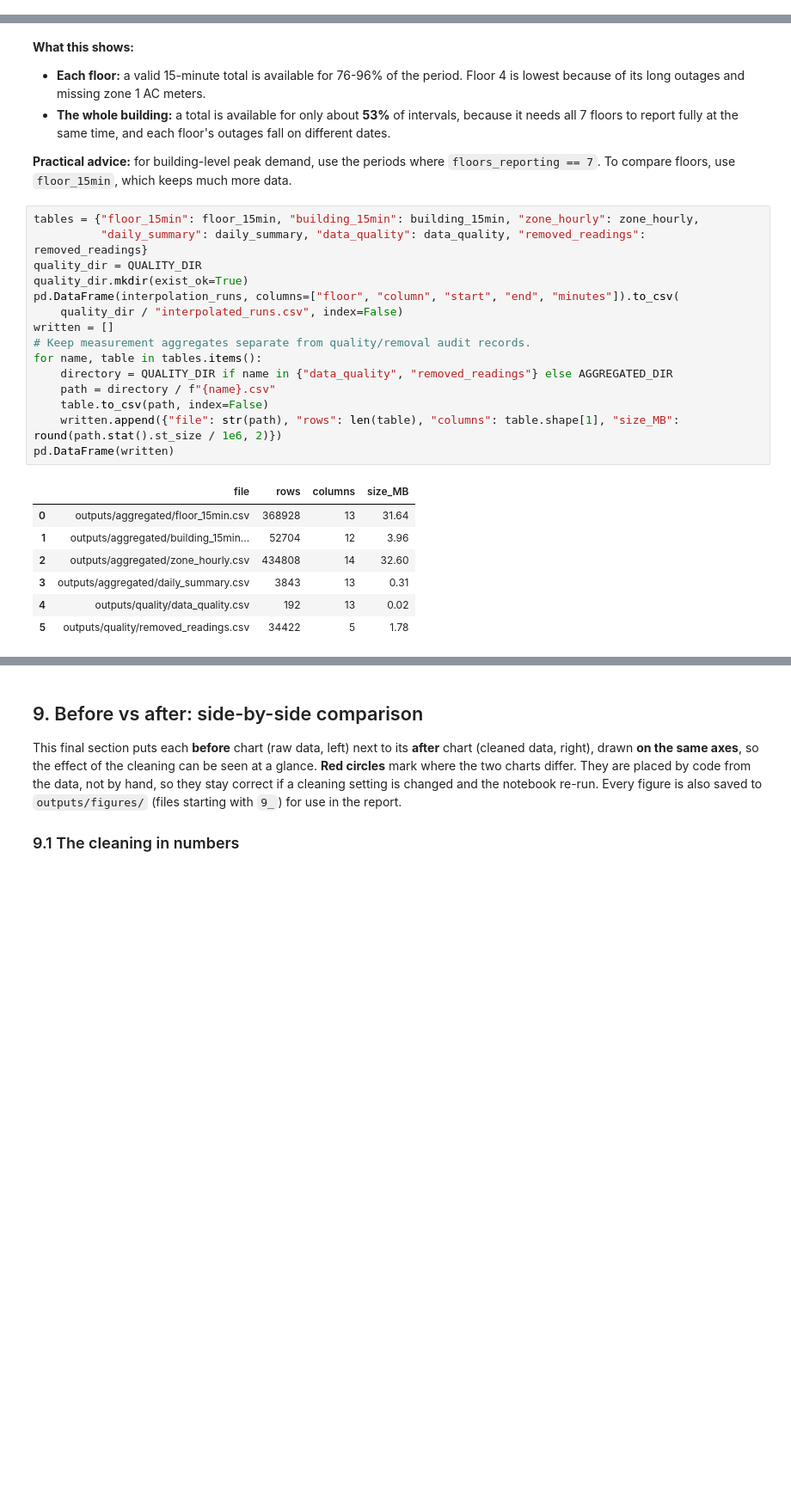
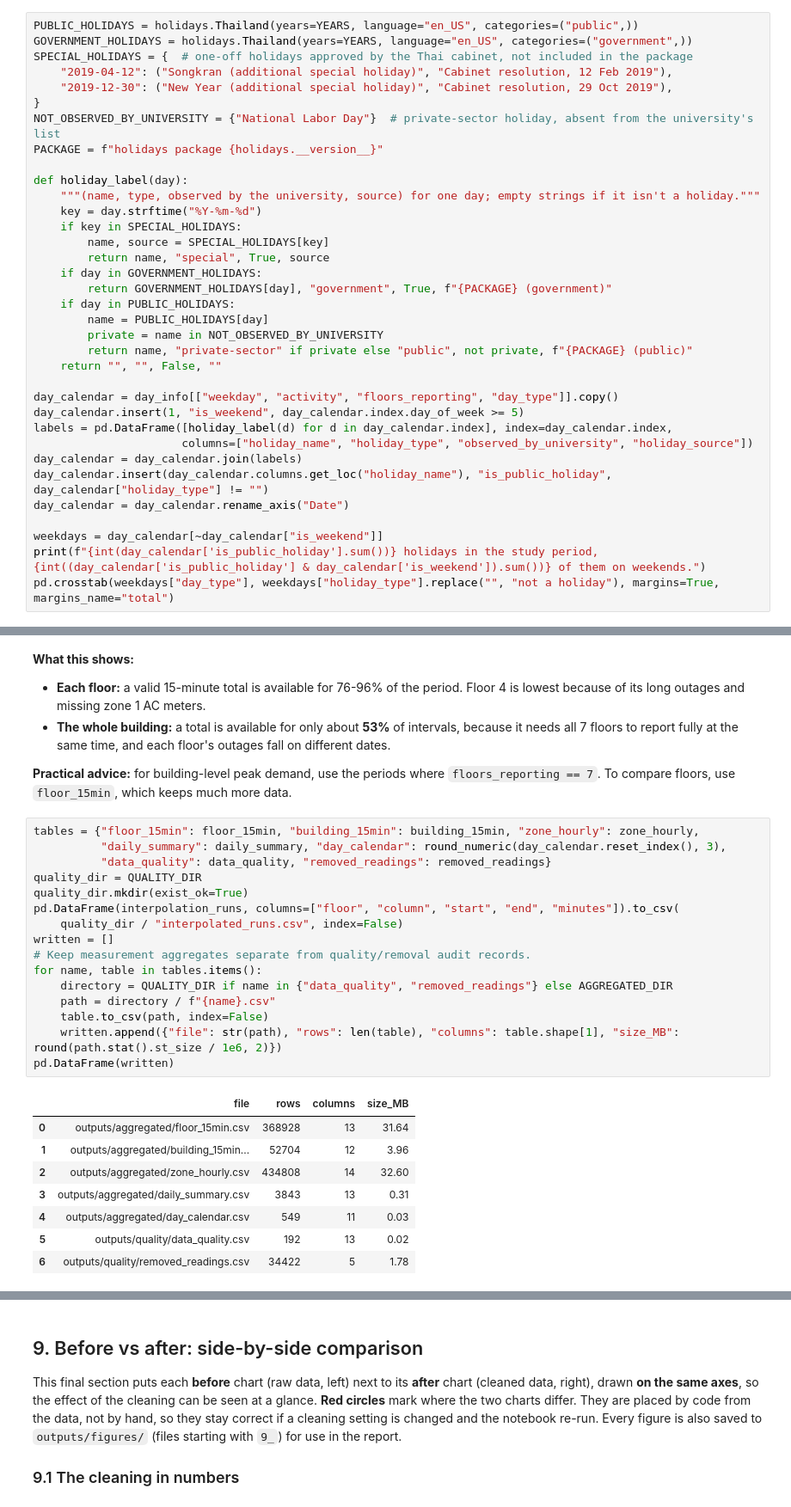
Before and after one commit to 4rchx824/SBA-Final-Project, a Jupyter notebook: data-cleaning/main.ipynb, the cells around one changed output, grey strips where cells are left out. Shown at 86% size. Cells and saved outputs as stored; diff of their text form; blank space fills up the shorter version.

```diff
--- a/data-cleaning/main.ipynb
+++ b/data-cleaning/main.ipynb
@@ -1378,0 +1364,35 @@ Each finding is classified two ways:
+# %%
+PUBLIC_HOLIDAYS = holidays.Thailand(years=YEARS, language="en_US", categories=("public",))
+GOVERNMENT_HOLIDAYS = holidays.Thailand(years=YEARS, language="en_US", categories=("government",))
+SPECIAL_HOLIDAYS = {  # one-off holidays approved by the Thai cabinet, not included in the package
+    "2019-04-12": ("Songkran (additional special holiday)", "Cabinet resolution, 12 Feb 2019"),
+    "2019-12-30": ("New Year (additional special holiday)", "Cabinet resolution, 29 Oct 2019"),
+}
+NOT_OBSERVED_BY_UNIVERSITY = {"National Labor Day"}  # private-sector holiday, absent from the university's list
+PACKAGE = f"holidays package {holidays.__version__}"
+
+def holiday_label(day):
+    """(name, type, observed by the university, source) for one day; empty strings if it isn't a holiday."""
+    key = day.strftime("%Y-%m-%d")
+    if key in SPECIAL_HOLIDAYS:
+        name, source = SPECIAL_HOLIDAYS[key]
+        return name, "special", True, source
+    if day in GOVERNMENT_HOLIDAYS:
+        return GOVERNMENT_HOLIDAYS[day], "government", True, f"{PACKAGE} (government)"
+    if day in PUBLIC_HOLIDAYS:
+        name = PUBLIC_HOLIDAYS[day]
+        private = name in NOT_OBSERVED_BY_UNIVERSITY
+        return name, "private-sector" if private else "public", not private, f"{PACKAGE} (public)"
+    return "", "", False, ""
+
+day_calendar = day_info[["weekday", "activity", "floors_reporting", "day_type"]].copy()
+day_calendar.insert(1, "is_weekend", day_calendar.index.day_of_week >= 5)
+labels = pd.DataFrame([holiday_label(d) for d in day_calendar.index], index=day_calendar.index,
+                      columns=["holiday_name", "holiday_type", "observed_by_university", "holiday_source"])
+day_calendar = day_calendar.join(labels)
+day_calendar.insert(day_calendar.columns.get_loc("holiday_name"), "is_public_holiday", day_calendar["holiday_type"] != "")
+day_calendar = day_calendar.rename_axis("Date")
+
+weekdays = day_calendar[~day_calendar["is_weekend"]]
+print(f"{int(day_calendar['is_public_holiday'].sum())} holidays in the study period, {int((day_calendar['is_public_holiday'] & day_calendar['is_weekend']).sum())} of them on weekends.")
+pd.crosstab(weekdays["day_type"], weekdays["holiday_type"].replace("", "not a holiday"), margins=True, margins_name="total")
@@ -2220,27 +2310,29 @@ completeness.rename("share of 15-min intervals with a total (%)").to_frame().T
 **Practical advice:** for building-level peak demand, use the periods where `floors_reporting == 7`. To compare floors, use `floor_15min`, which keeps much more data.
 # %%
 tables = {"floor_15min": floor_15min, "building_15min": building_15min, "zone_hourly": zone_hourly,
-          "daily_summary": daily_summary, "data_quality": data_quality, "removed_readings": removed_readings}
+          "daily_summary": daily_summary, "day_calendar": round_numeric(day_calendar.reset_index(), 3),
+          "data_quality": data_quality, "removed_readings": removed_readings}
 quality_dir = QUALITY_DIR
 quality_dir.mkdir(exist_ok=True)
 pd.DataFrame(interpolation_runs, columns=["floor", "column", "start", "end", "minutes"]).to_csv(
     quality_dir / "interpolated_runs.csv", index=False)
 written = []
 # Keep measurement aggregates separate from quality/removal audit records.
 for name, table in tables.items():
     directory = QUALITY_DIR if name in {"data_quality", "removed_readings"} else AGGREGATED_DIR
     path = directory / f"{name}.csv"
     table.to_csv(path, index=False)
     written.append({"file": str(path), "rows": len(table), "columns": table.shape[1], "size_MB": round(path.stat().st_size / 1e6, 2)})
 pd.DataFrame(written)
 # %% [output]
 |  | file | rows | columns | size_MB |
 | 0 | outputs/aggregated/floor_15min.csv | 368928 | 13 | 31.64 |
 | 1 | outputs/aggregated/building_15min... | 52704 | 12 | 3.96 |
 | 2 | outputs/aggregated/zone_hourly.csv | 434808 | 14 | 32.60 |
 | 3 | outputs/aggregated/daily_summary.csv | 3843 | 13 | 0.31 |
-| 4 | outputs/quality/data_quality.csv | 192 | 13 | 0.02 |
-| 5 | outputs/quality/removed_readings.csv | 34422 | 5 | 1.78 |
+| 4 | outputs/aggregated/day_calendar.csv | 549 | 11 | 0.03 |
+| 5 | outputs/quality/data_quality.csv | 192 | 13 | 0.02 |
+| 6 | outputs/quality/removed_readings.csv | 34422 | 5 | 1.78 |
 # %% [markdown]
 ### 7.3 Using the cleaned data correctly
 
```
Also changed, not shown: parts of 12 cells of this notebook, 4 other files.
